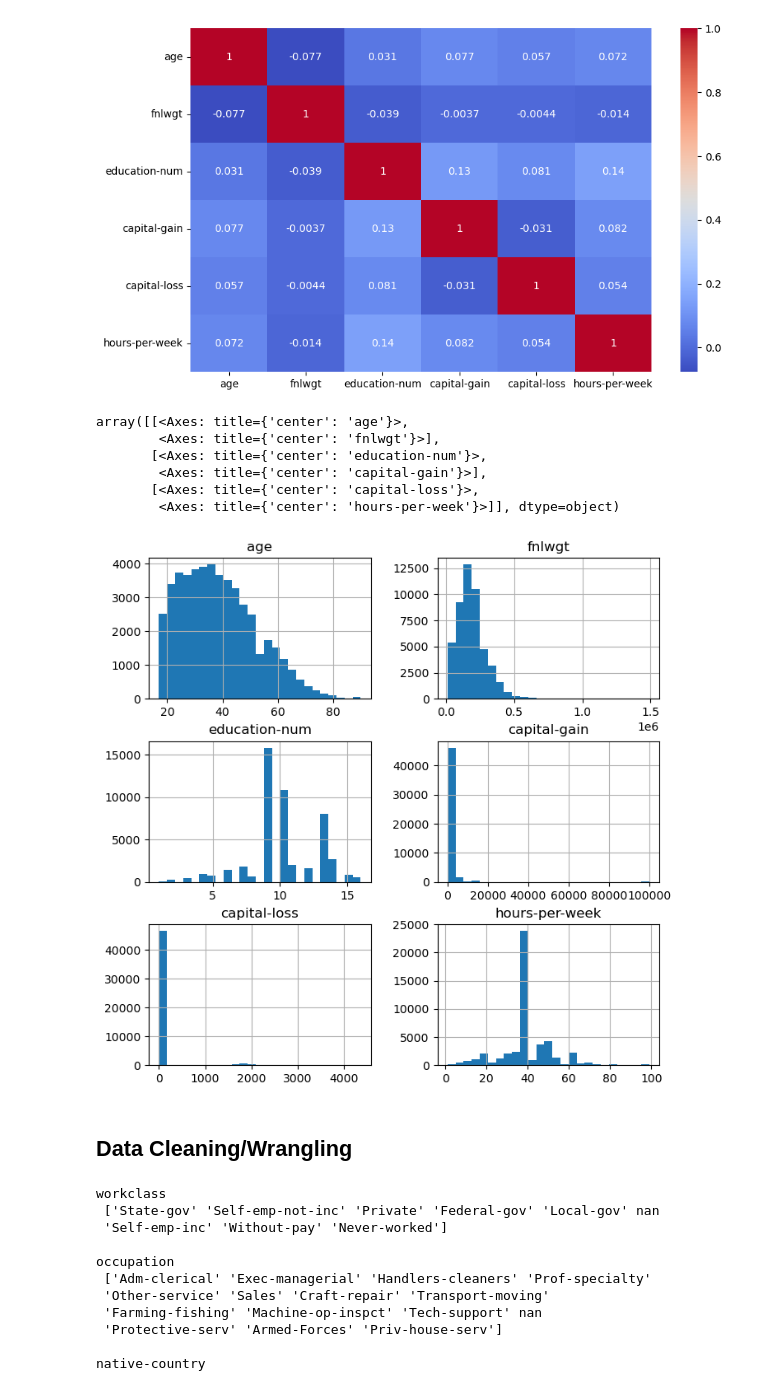
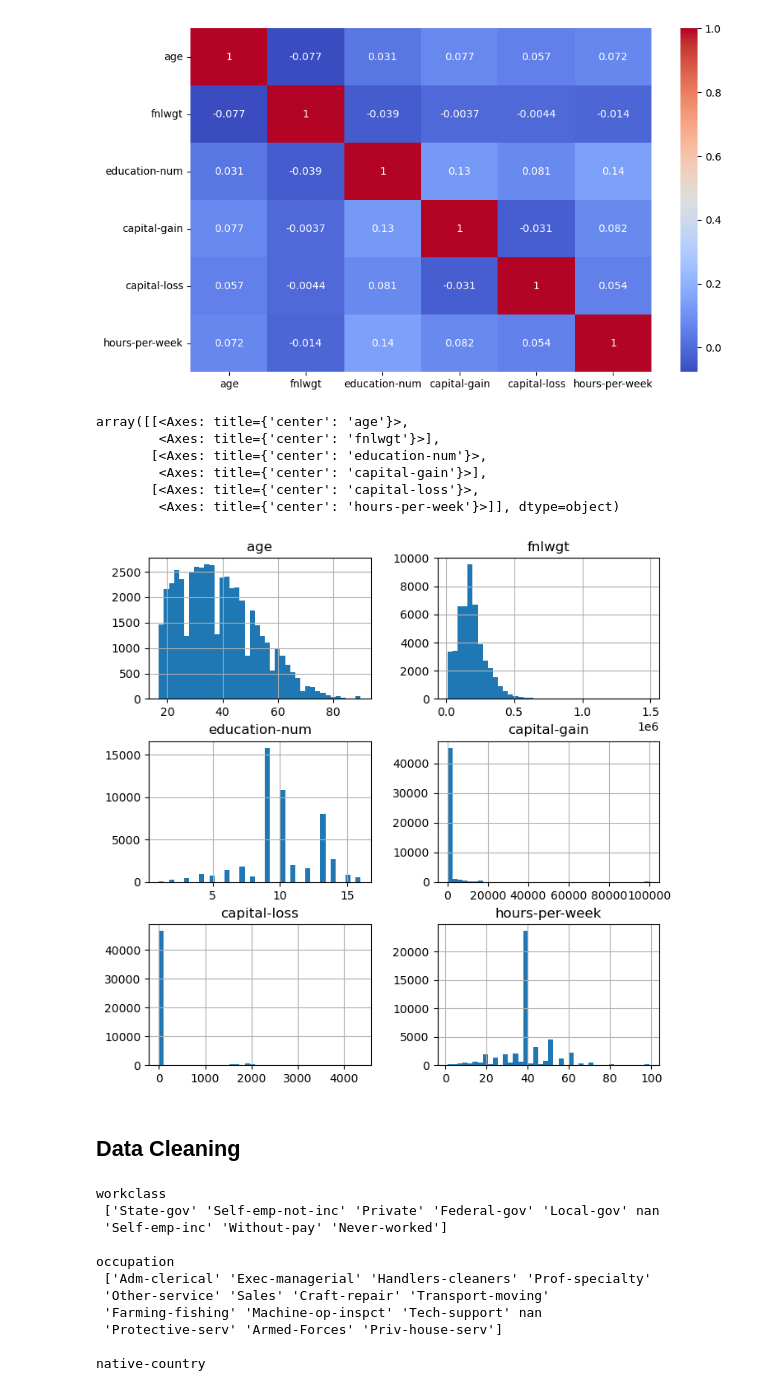
Before and after one commit to Trade4Bread/DAT_402_ML_P1, a Jupyter notebook: ML_P1.ipynb, the cells around one changed output. Cells and saved outputs as stored; diff of their text form; code cells hidden in the pictures.

```diff
--- a/ML_P1.ipynb
+++ b/ML_P1.ipynb
@@ -222,17 +222,17 @@ sns.heatmap(X.corr(), cmap="coolwarm", annot=True, ax=ax)
 # %%
 fig, ax1 = plt.subplots(1,1, figsize=(8, 8))
 
-X.hist(bins=25, ax=ax1)
+X.hist(bins=40, ax=ax1)
 # %% [output]
 array([[<Axes: title={'center': 'age'}>,
         <Axes: title={'center': 'fnlwgt'}>],
        [<Axes: title={'center': 'education-num'}>,
         <Axes: title={'center': 'capital-gain'}>],
        [<Axes: title={'center': 'capital-loss'}>,
         <Axes: title={'center': 'hours-per-week'}>]], dtype=object)
-[figure, old version]
+[figure, new version]
 # %% [markdown]
-## Data Cleaning/Wrangling
+## Data Cleaning
 # %%
 # Column 'education' will not be needed as it comes ordinally encoded in the 'education-num' column
 
```
Also changed, not shown: parts of 38 cells of this notebook.
